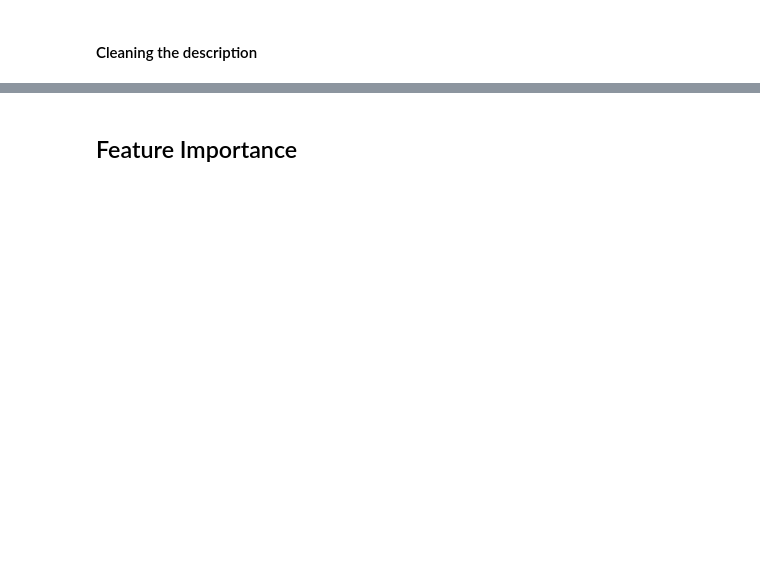
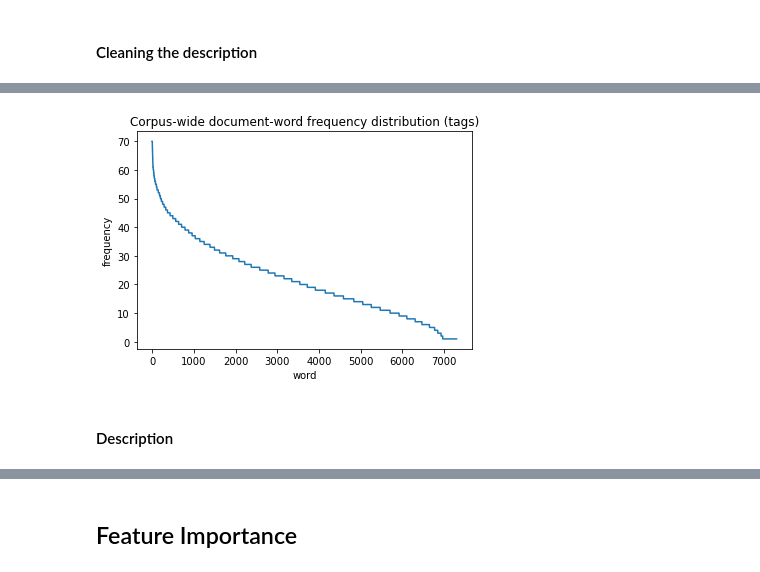
Before and after one commit to kduong781/youtube-category-predictor, a Jupyter notebook: video-data-preprocess.ipynb, the cells around one changed output, grey strips where cells are left out. Saved outputs shown, nothing was run; the diff lists cells and outputs as text; code cells hidden in the pictures; blank space fills up the shorter version.

```diff
--- a/video-data-preprocess.ipynb
+++ b/video-data-preprocess.ipynb
@@ -134,0 +301,6 @@ urls
+# %%
+plotDf(df_tags, 'tags', logscale=False)
+# %% [output]
+[figure, added]
+# %% [markdown]
+#### Description
```
Also changed, not shown: parts of 37 cells of this notebook.
